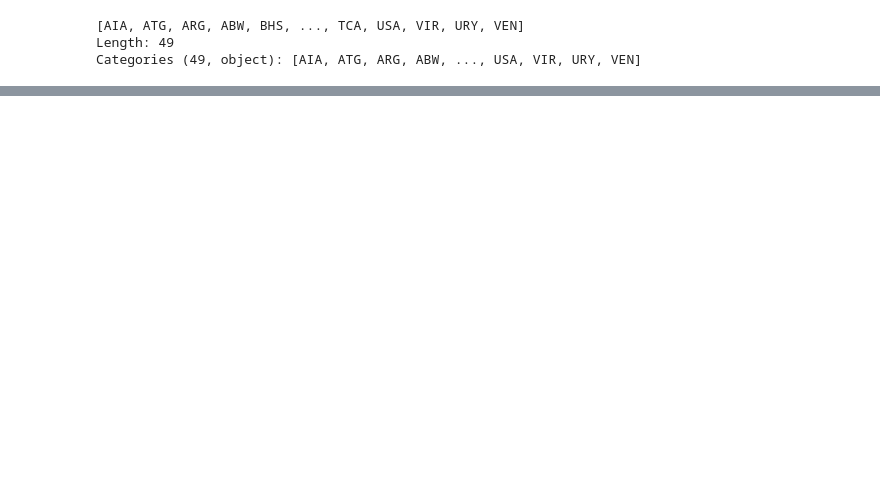
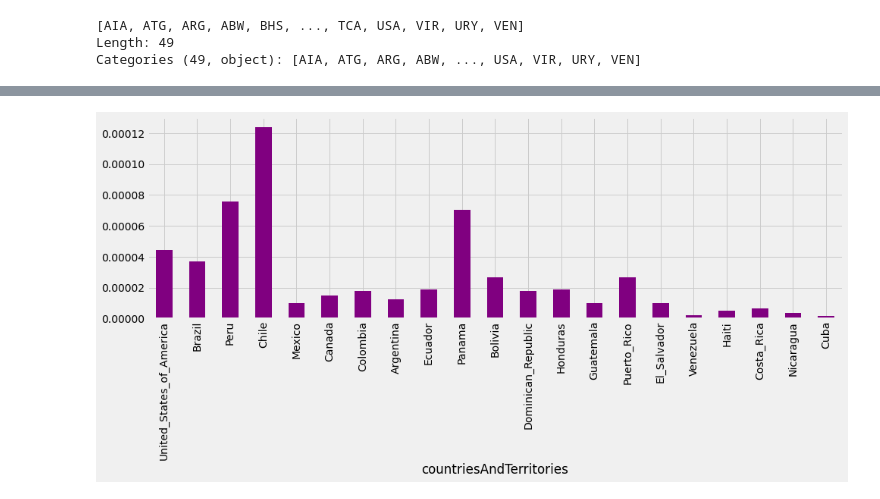
Before and after one commit to sherna90/mineria_datos, a Jupyter notebook: 1.-analisis_exploratorio.ipynb, the cells around one changed output, grey strips where cells are left out. Saved outputs shown, nothing was run; the diff lists cells and outputs as text; code cells hidden in the pictures; blank space fills up the shorter version.

```diff
--- a/1.-analisis_exploratorio.ipynb
+++ b/1.-analisis_exploratorio.ipynb
@@ -236,0 +237,10 @@ plt.show()
+# %%
+Q1 = sum_america['cases'].between(sum_america['cases'].quantile(.90), sum_america['cases'].quantile(1.))
+# %%
+pos_rate=sum_america[Q1]['cases']/sum_america[Q1]['popData2019']
+# %%
+fig, ax = plt.subplots(tight_layout=True,figsize=(14,7))
+pos_rate.plot(ax=ax, kind="bar", color='purple')
+plt.show()
+# %% [output]
+[figure, added]
```
Also changed, not shown: parts of 5 cells of this notebook.
